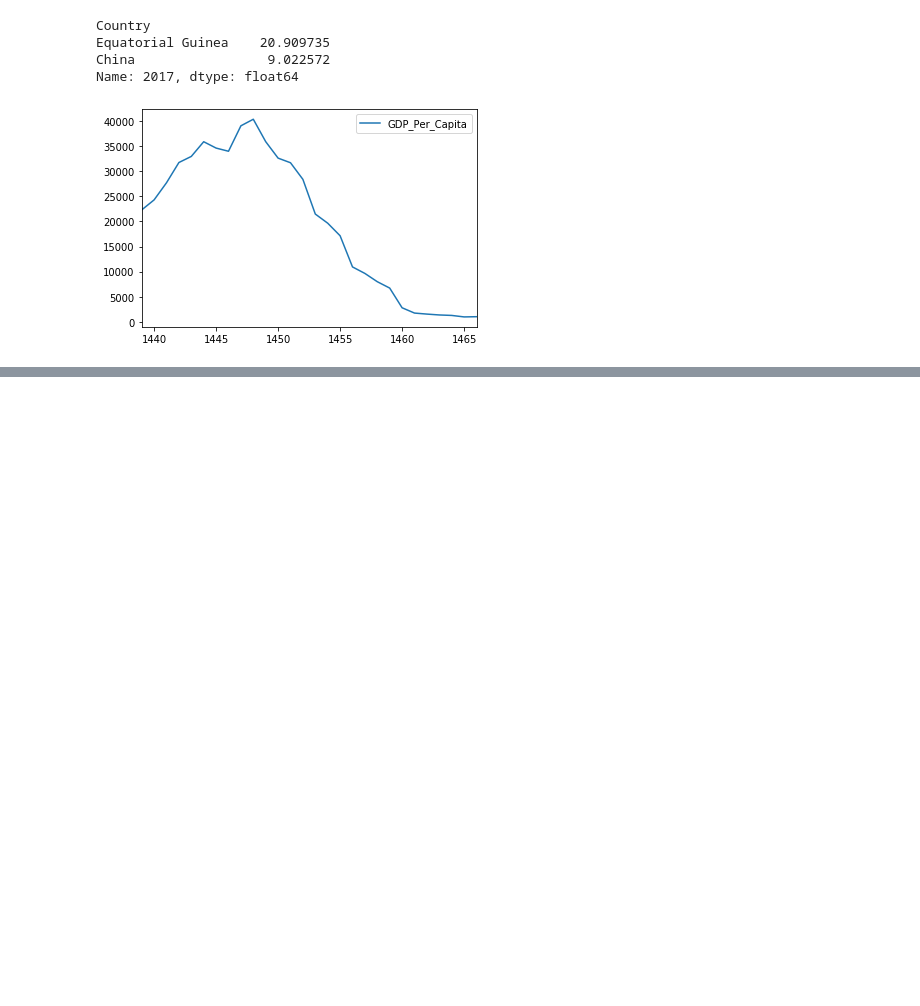
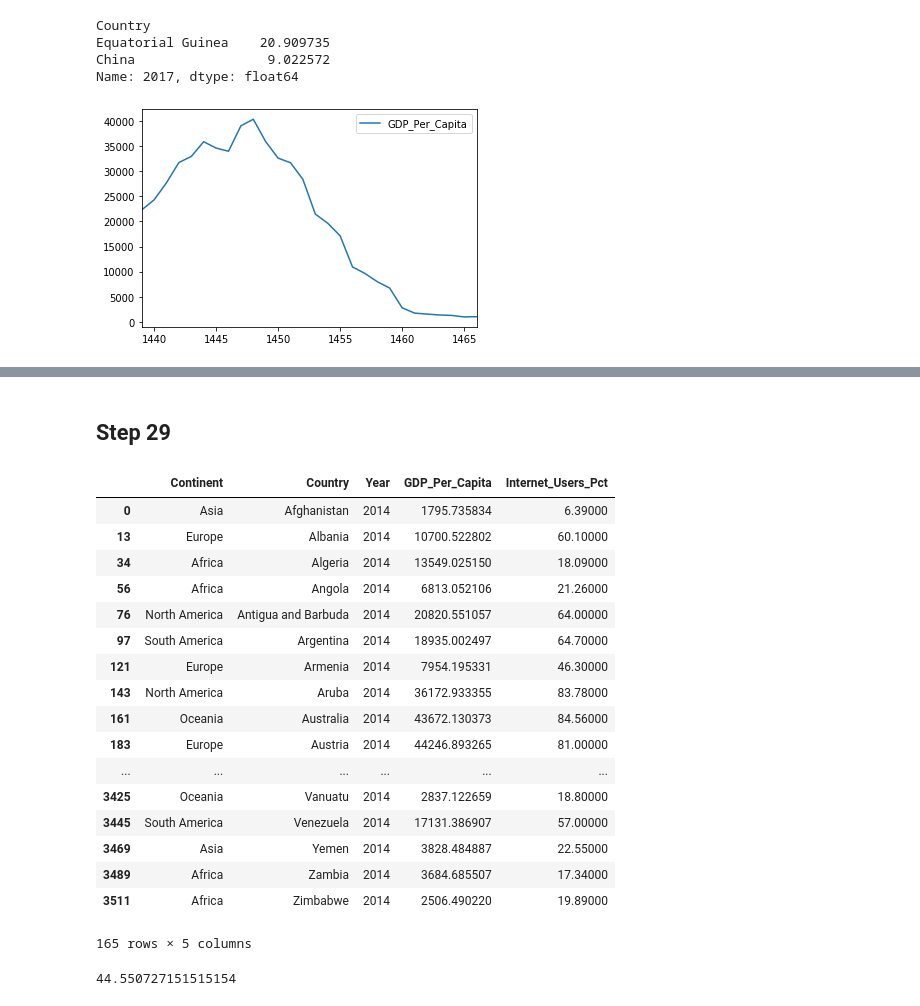
Before and after one commit to Barrett-Rogers/dq1-Barrett-Rogers, a Jupyter notebook: UN_Data_Exploration.ipynb, the cells around one changed output, grey strips where cells are left out. Drawn from its saved outputs; the diff is of its cells as text; code cells hidden in the pictures; blank space fills up the shorter version.

```diff
--- a/UN_Data_Exploration.ipynb
+++ b/UN_Data_Exploration.ipynb
@@ -591,0 +729,2 @@ gdp_df[gdp_df['Country']=='Equatorial Guinea'].plot();
+# %%
+internet_df.Year=internet_df.Year.astype('object')
@@ -591,0 +747,6 @@ gdp_df[gdp_df['Country']=='Equatorial Guinea'].plot();
+# %%
+internet_df.Year=internet_df.Year.astype('int64')
+gdp_df.Year=gdp_df.Year.astype('int64')
+# %%
+gdp_and_internet_use=pd.merge(gdp_df, internet_df, on=['Country', 'Year'], how='inner')
+gdp_and_internet_use.head()
@@ -591,0 +775,2 @@ gdp_df[gdp_df['Country']=='Equatorial Guinea'].plot();
+# %% [markdown]
+## Step 29
@@ -591,0 +782,27 @@ gdp_df[gdp_df['Country']=='Equatorial Guinea'].plot();
+# %%
+gdp_and_internet_use_2014=gdp_and_internet_use[gdp_and_internet_use['Year'] == 2014]
+# %%
+gdp_and_internet_use_2014
+# %% [output]
+|  | Continent | Country | Year | GDP_Per_Capita | Internet_Users_Pct |
+| 0 | Asia | Afghanistan | 2014 | 1795.735834 | 6.39000 |
+| 13 | Europe | Albania | 2014 | 10700.522802 | 60.10000 |
+| 34 | Africa | Algeria | 2014 | 13549.025150 | 18.09000 |
+| 56 | Africa | Angola | 2014 | 6813.052106 | 21.26000 |
+| 76 | North America | Antigua and Barbuda | 2014 | 20820.551057 | 64.00000 |
+| 97 | South America | Argentina | 2014 | 18935.002497 | 64.70000 |
+| 121 | Europe | Armenia | 2014 | 7954.195331 | 46.30000 |
+| 143 | North America | Aruba | 2014 | 36172.933355 | 83.78000 |
+| 161 | Oceania | Australia | 2014 | 43672.130373 | 84.56000 |
+| 183 | Europe | Austria | 2014 | 44246.893265 | 81.00000 |
+| ... | ... | ... | ... | ... | ... |
+| 3425 | Oceania | Vanuatu | 2014 | 2837.122659 | 18.80000 |
+| 3445 | South America | Venezuela | 2014 | 17131.386907 | 57.00000 |
+| 3469 | Asia | Yemen | 2014 | 3828.484887 | 22.55000 |
+| 3489 | Africa | Zambia | 2014 | 3684.685507 | 17.34000 |
+| 3511 | Africa | Zimbabwe | 2014 | 2506.490220 | 19.89000 |
+165 rows × 5 columns
+# %%
+gdp_and_internet_use_2014.Internet_Users_Pct.mean()
+# %% [output]
+44.550727151515154
```
Also changed, not shown: parts of 42 cells of this notebook.
